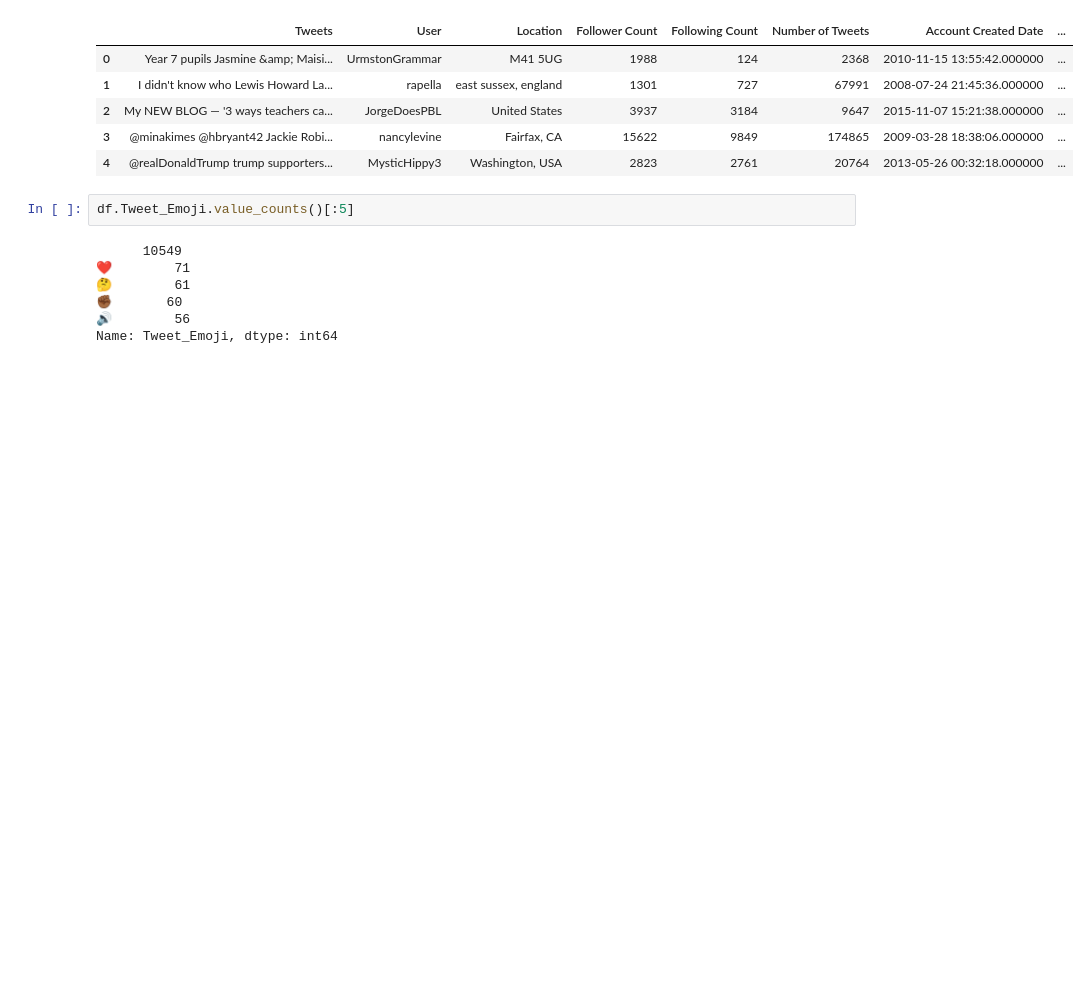
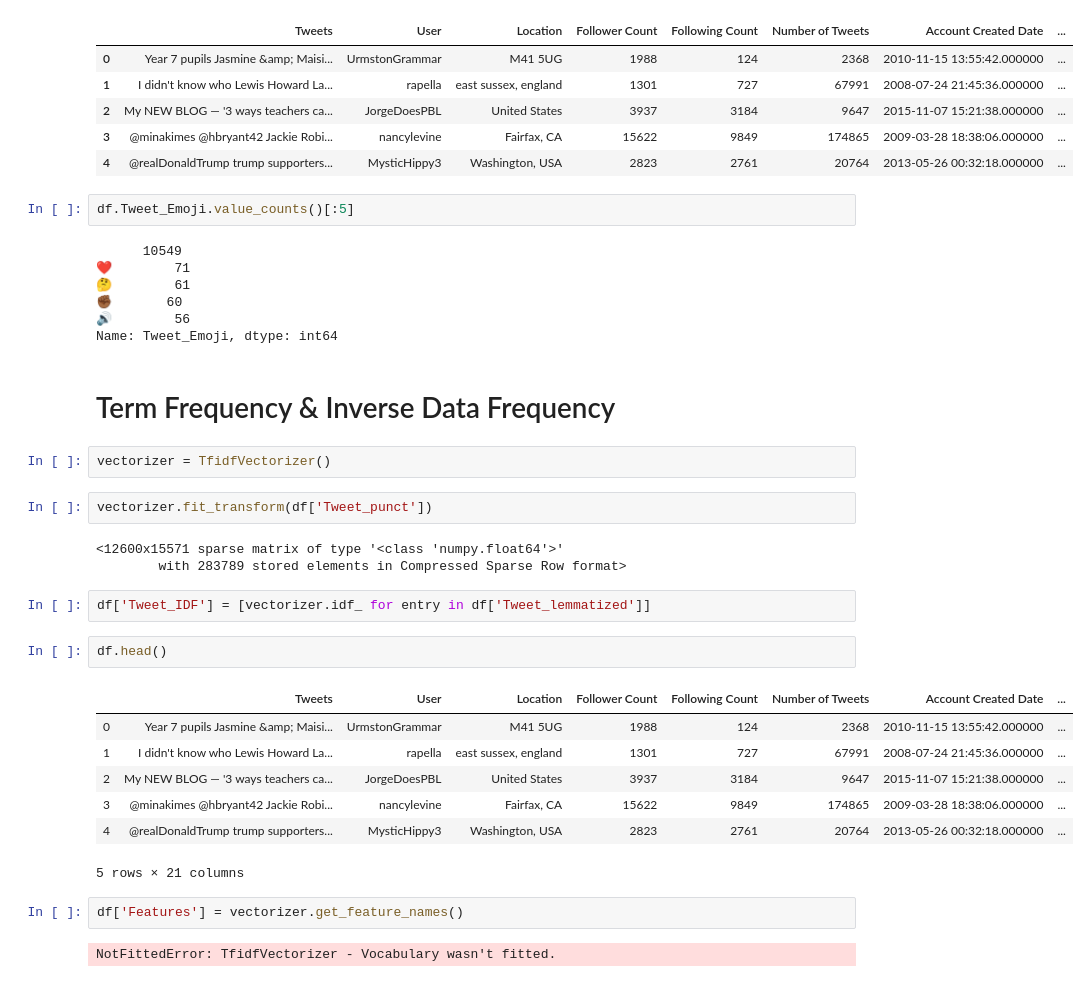
Before and after one commit to Nerolan/Twitter_Crawler, a Jupyter notebook: Untitled.ipynb, the cells around one changed output. Drawn from its saved outputs; the diff is of its cells as text; blank space fills up the shorter version.

```diff
--- a/Untitled.ipynb
+++ b/Untitled.ipynb
@@ -100,3 +116,28 @@ df.Tweet_Emoji.value_counts()[:5]
 ✊🏾       60
 🔊        56
 Name: Tweet_Emoji, dtype: int64
+# %% [markdown]
+# Term Frequency & Inverse Data Frequency
+# %%
+vectorizer = TfidfVectorizer()
+# %%
+vectorizer.fit_transform(df['Tweet_punct'])
+# %% [output]
+<12600x15571 sparse matrix of type '<class 'numpy.float64'>'
+        with 283789 stored elements in Compressed Sparse Row format>
+# %%
+df['Tweet_IDF'] = [vectorizer.idf_ for entry in df['Tweet_lemmatized']]
+# %%
+df.head()
+# %% [output]
+|  | Tweets | User | Location | Follower Count | Following Count | Number of Tweets | Account Created Date | ... |
+| 0 | Year 7 pupils Jasmine &amp; Maisi... | UrmstonGrammar | M41 5UG | 1988 | 124 | 2368 | 2010-11-15 13:55:42.000000 | ... |
+| 1 | I didn't know who Lewis Howard La... | rapella | east sussex, england | 1301 | 727 | 67991 | 2008-07-24 21:45:36.000000 | ... |
+| 2 | My NEW BLOG — '3 ways teachers ca... | JorgeDoesPBL | United States | 3937 | 3184 | 9647 | 2015-11-07 15:21:38.000000 | ... |
+| 3 | @minakimes @hbryant42 Jackie Robi... | nancylevine | Fairfax, CA | 15622 | 9849 | 174865 | 2009-03-28 18:38:06.000000 | ... |
+| 4 | @realDonaldTrump trump supporters... | MysticHippy3 | Washington, USA | 2823 | 2761 | 20764 | 2013-05-26 00:32:18.000000 | ... |
+5 rows × 21 columns
+# %%
+df['Features'] = vectorizer.get_feature_names()
+# %% [output]
+NotFittedError: TfidfVectorizer - Vocabulary wasn't fitted.
```
Also changed, not shown: parts of 14 cells of this notebook, 8 other files.
